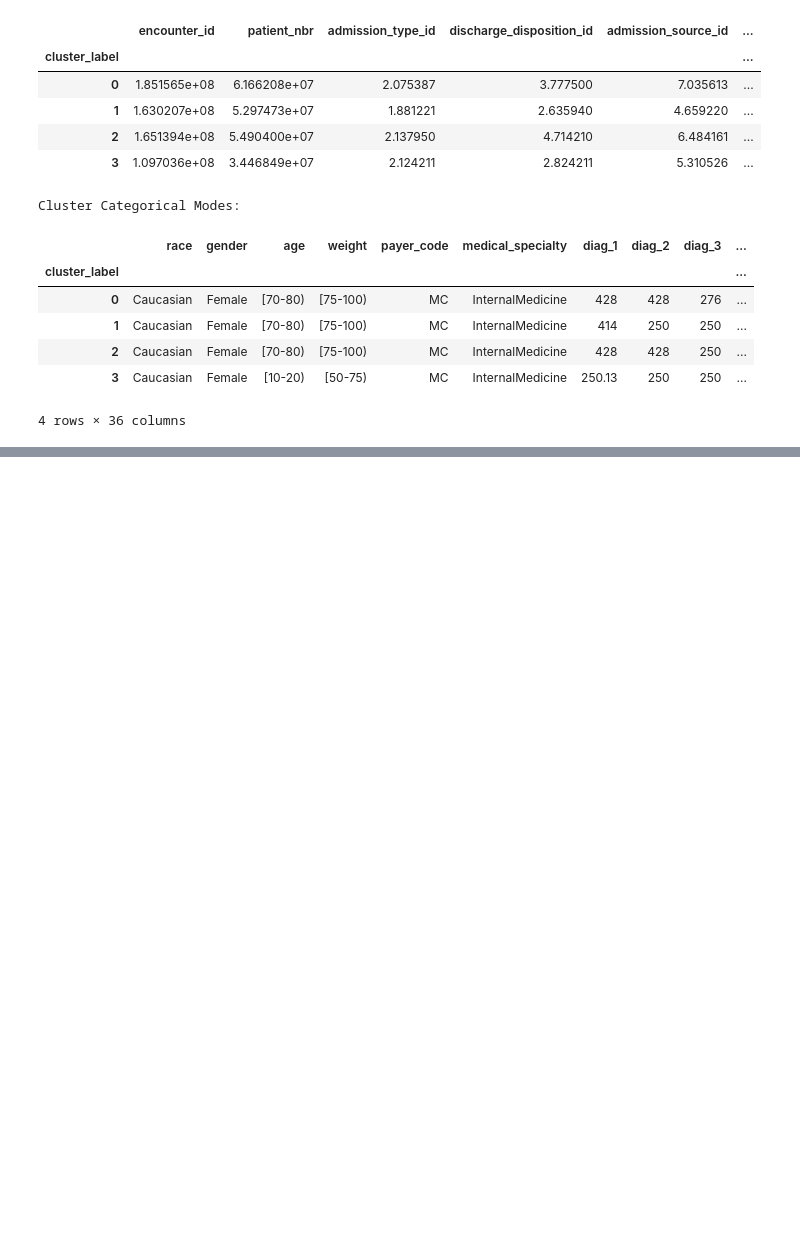
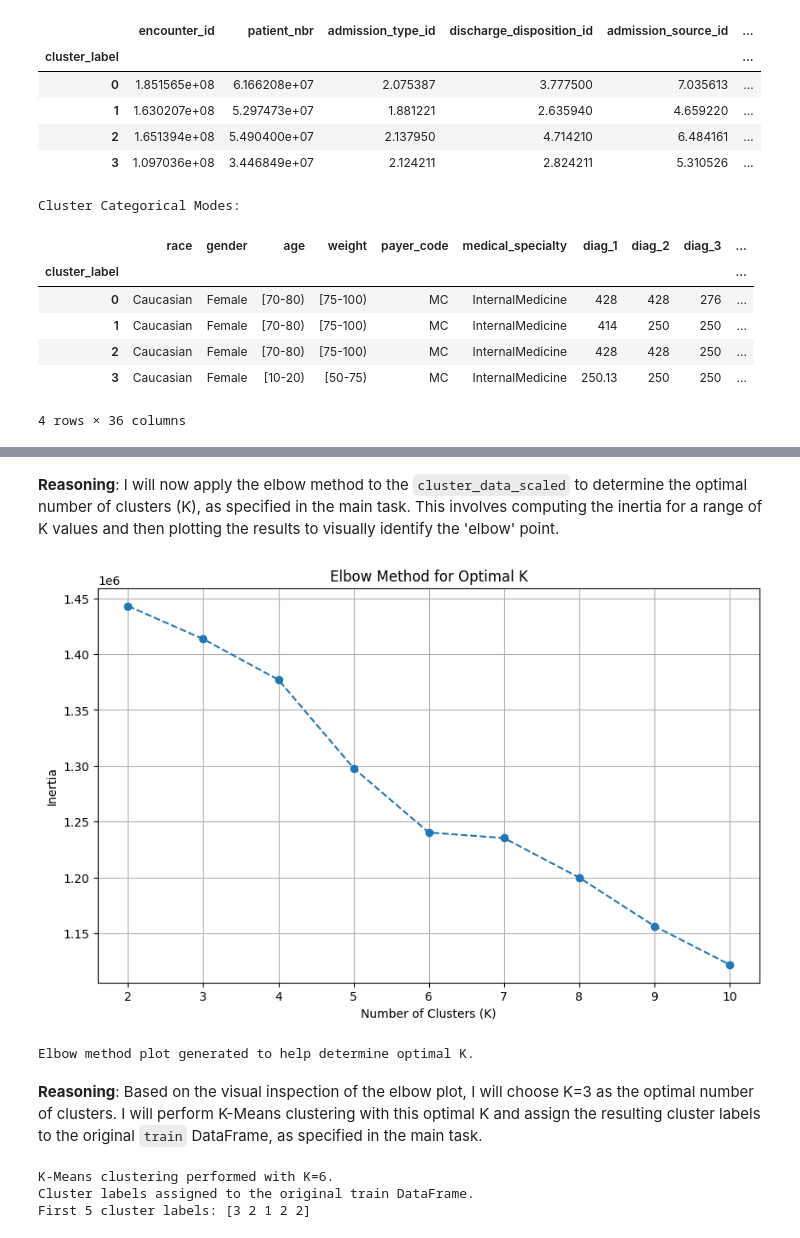
Before and after one commit to joezein71/AIHC-5010-Winter-2026, a Jupyter notebook: 20260122_assignment1_colab_workflow_zein.ipynb, the cells around one changed output, grey strips where cells are left out. Cells and saved outputs as stored; diff of their text form; code cells hidden in the pictures; blank space fills up the shorter version.

```diff
--- a/20260122_assignment1_colab_workflow_zein.ipynb
+++ b/20260122_assignment1_colab_workflow_zein.ipynb
@@ -2843,0 +3104,51 @@ Cluster Categorical Modes:
+# %% [markdown]
+**Reasoning**:
+I will now apply the elbow method to the `cluster_data_scaled` to determine the optimal number of clusters (K), as specified in the main task. This involves computing the inertia for a range of K values and then plotting the results to visually identify the 'elbow' point.
+# %%
+from sklearn.cluster import MiniBatchKMeans
+import matplotlib.pyplot as plt
+
+# Define a range of K values to test
+k_values = range(2, 11) # Testing from 2 to 10 clusters
+inertia_values = []
+
+# Calculate inertia for each K
+for k in k_values:
+    # Using MiniBatchKMeans for efficiency with large datasets
+    kmeans = MiniBatchKMeans(n_clusters=k, random_state=42, n_init=10)
+    kmeans.fit(cluster_data_scaled)
+    inertia_values.append(kmeans.inertia_)
+
+# Plot the elbow curve
+plt.figure(figsize=(10, 6))
+plt.plot(k_values, inertia_values, marker='o', linestyle='--')
+plt.title('Elbow Method for Optimal K')
+plt.xlabel('Number of Clusters (K)')
+plt.ylabel('Inertia')
+plt.xticks(k_values)
+plt.grid(True)
+plt.show()
+
+print("Elbow method plot generated to help determine optimal K.")
+# %% [output]
+[figure, added]
+Elbow method plot generated to help determine optimal K.
+# %% [markdown]
+**Reasoning**:
+Based on the visual inspection of the elbow plot, I will choose K=3 as the optimal number of clusters. I will perform K-Means clustering with this optimal K and assign the resulting cluster labels to the original `train` DataFrame, as specified in the main task.
+# %%
+optimal_k = 6 # Based on visual inspection of the elbow plot
+
+kmeans_final = MiniBatchKMeans(n_clusters=optimal_k, random_state=42, n_init=10)
+cluster_labels = kmeans_final.fit_predict(cluster_data_scaled)
+
+# Add cluster labels to the original train DataFrame
+train['cluster_label'] = cluster_labels
+
+print(f"K-Means clustering performed with K={optimal_k}.")
+print("Cluster labels assigned to the original train DataFrame.")
+print("First 5 cluster labels:", cluster_labels[:5])
+# %% [output]
+K-Means clustering performed with K=6.
+Cluster labels assigned to the original train DataFrame.
+First 5 cluster labels: [3 2 1 2 2]
```
Also changed, not shown: parts of 19 cells of this notebook.
